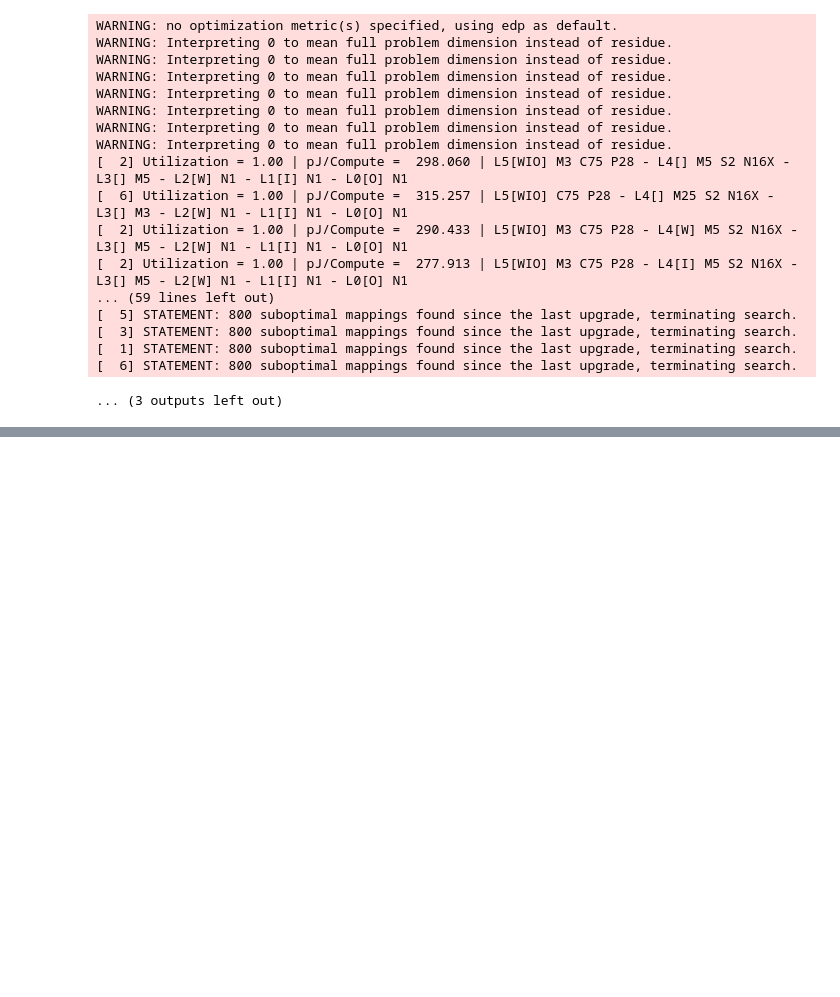
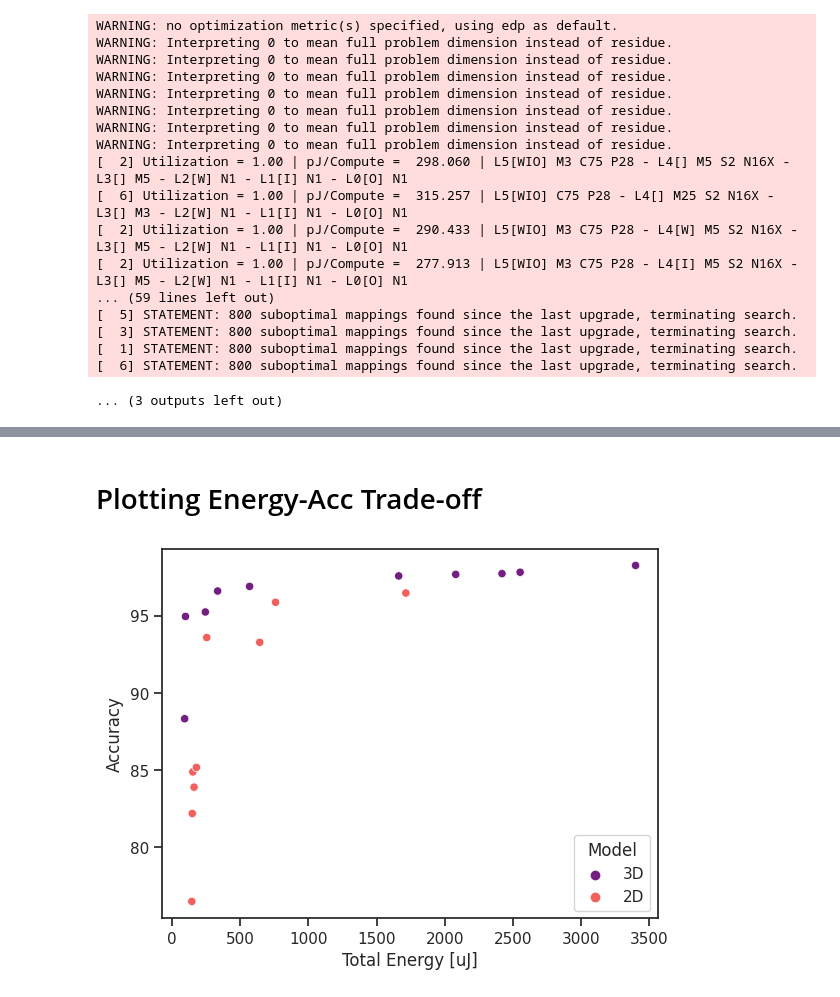
Before and after one commit to kondylisjg/6.5930-Final-Project, a Jupyter notebook: workspace/lab3/nn_arch.ipynb, the cells around one changed output, grey strips where cells are left out. Saved outputs shown, nothing was run; the diff lists cells and outputs as text; code cells hidden in the pictures; blank space fills up the shorter version.

Commit message:
update figure

```diff
--- a/workspace/lab3/nn_arch.ipynb
+++ b/workspace/lab3/nn_arch.ipynb
@@ -494,0 +606,42 @@ WARNING: Interpreting 0 to mean full problem dimension instead of residue.
+# %% [markdown]
+# Plotting Energy-Acc Trade-off
+# %%
+# Define the data in a dictionary
+three_dim_data = {'Total Energy [uJ]': [92.83, 98.85, 244.5, 334.74, 569.12, 1662.81, 2081.05, 2420.25, 2553.41, 3400.11],
+        'Accuracy': [88.34, 94.98, 95.27, 96.63, 96.93, 97.61, 97.71, 97.76, 97.85, 98.29],
+        'MAC': [2110912, 2387712, 8458800, 11990400, 21399120, 62802640, 76564960, 98673280, 104952480, 141696480],
+        'Param': [1102, 2202, 6840, 8265, 10425, 28375, 46120, 71140, 92340, 120840],
+        'Cycle': [131932, 149232, 871600, 1018750, 1820500, 5499790, 7333940, 6167080, 6559530, 8856030],
+       }
+
+two_dim_data = {'Total Energy [uJ]': [145.17, 148.68, 152.59, 161.64, 179.02, 254.81, 643.48, 759.58, 1715.26],
+        'Accuracy': [76.48, 82.19, 84.89, 83.90, 85.18, 93.61, 93.30, 95.90, 96.50],
+        'MAC': [5666560, 5920000, 6086400, 6470400.00, 7180800.00, 9977600.00, 21760000.00, 26176000.00, 65235200.00],
+        'Param': [53860, 67000, 77400, 96900, 136800, 311600, 1048000, 1306000, 3693200],
+        'Cycle': [354160, 370000, 380400, 404400, 448800, 623600, 1360000, 1636000, 4077200],
+       }
+
+# Create a pandas dataframe from the data
+three_df = pd.DataFrame(three_dim_data)
+two_df = pd.DataFrame(two_dim_data)
+# %%
+import seaborn as sns
+import matplotlib.pyplot as plt
+
+plt.figsize=(15, 10)
+
+# Add a new column to each DataFrame to identify their source
+three_df['Model'] = '3D'
+two_df['Model'] = '2D'
+
+# Concatenate the DataFrames
+combined_df = pd.concat([three_df, two_df], ignore_index=True)
+
+sns.set_style("ticks")
+scatterplot = sns.scatterplot(data=combined_df, x='Total Energy [uJ]', y='Accuracy', hue='Model', palette='magma')
+scatterplot.set_xlabel('Total Energy [uJ]')
+scatterplot.set_ylabel('Accuracy')
+
+plt.show()
+# %% [output]
+[figure, added]
```
Also changed, not shown: parts of 5 cells of this notebook.
